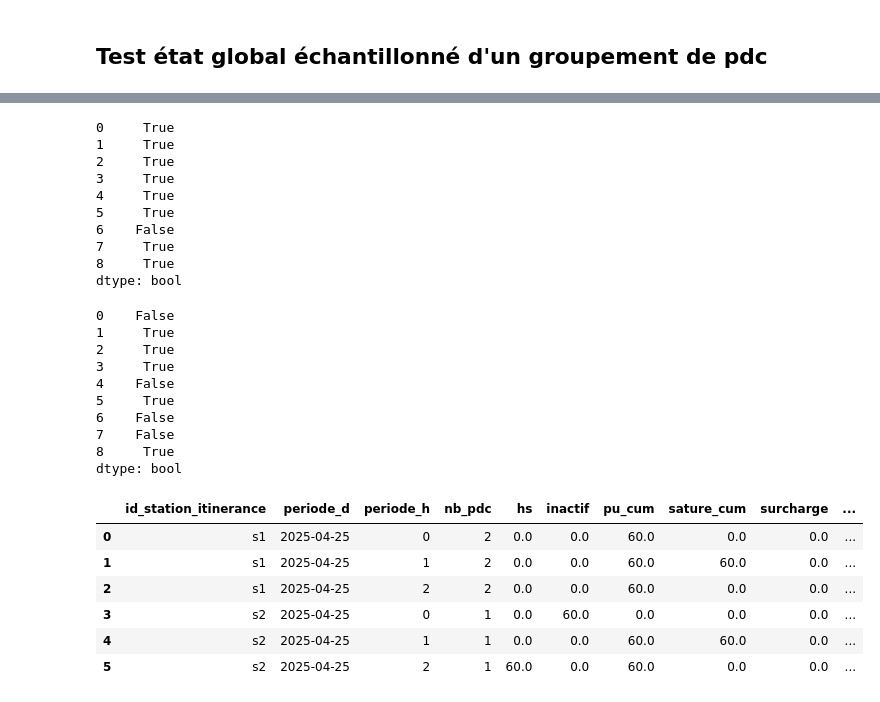
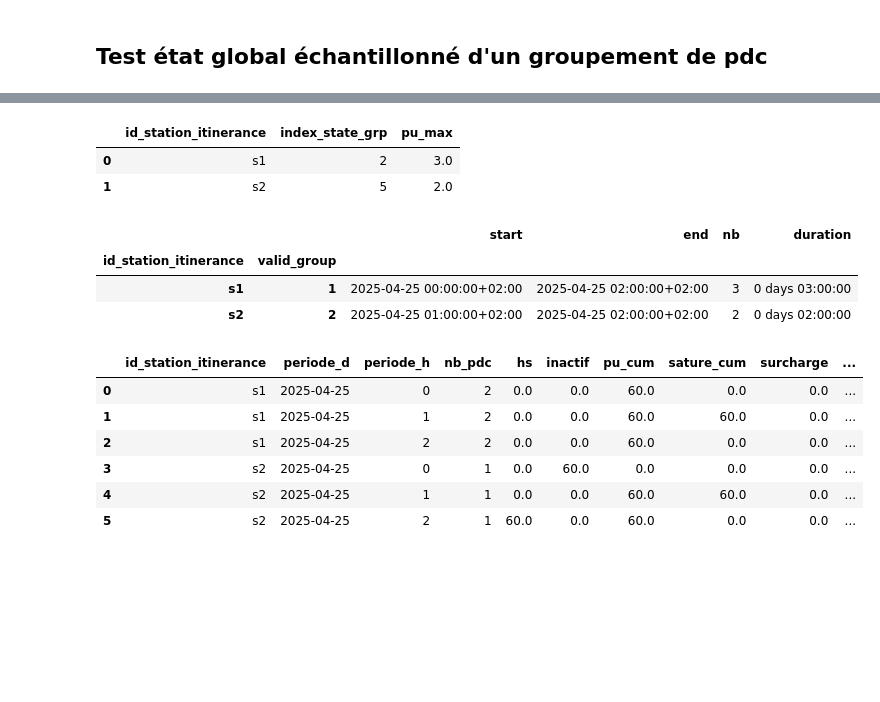
Before and after one commit to loco-labs/qualicharge-rtet, a Jupyter notebook: saturation/source/tests_saturation.ipynb, the cells around one changed output, grey strips where cells are left out. Saved outputs shown, nothing was run; the diff lists cells and outputs as text; code cells hidden in the pictures; blank space fills up the shorter version.

```diff
--- a/saturation/source/tests_saturation.ipynb
+++ b/saturation/source/tests_saturation.ipynb
@@ -186,33 +167,25 @@ res
 | 3 | s2 | 2025-04-25 00:00:00+02:00 | 0 | 0 | 1 | 0 | 1 | False | ... |
 | 4 | s2 | 2025-04-25 01:00:00+02:00 | 1 | 0 | 0 | 1 | 1 | False | ... |
 | 5 | s2 | 2025-04-25 02:00:00+02:00 | 0 | 1 | 0 | 1 | 1 | True | ... |
-# %%
-occupe_hs = pd.Series([True, True, True, False, True, False, False, True, True])
-occupe_hs | occupe_hs.shift(fill_value=False)
-# %% [output]
-0     True
-1     True
-2     True
-3     True
-4     True
-5     True
-6    False
-7     True
-8     True
-dtype: bool
-# %%
-occupe_hs.shift(fill_value=False)
-# %% [output]
-0    False
-1     True
-2     True
-3     True
-4    False
-5     True
-6    False
-7    False
-8     True
-dtype: bool
+# %%
+hourly_max_pu = hourly_maximum(res, "id_station_itinerance", "periode", "pu", 12)
+assert list(hourly_max_pu['index_state_grp']) == [2, 5]
+assert list(hourly_max_pu['pu_max']) == [3.0, 2.0]
+hourly_max_pu
+# %% [output]
+|  | id_station_itinerance | index_state_grp | pu_max |
+| 0 | s1 | 2 | 3.0 |
+| 1 | s2 | 5 | 2.0 |
+# %%
+max_duration = maxi_duration(res, "id_station_itinerance", "periode", "pu")
+assert list(max_duration['start']) == [pd.Timestamp('2025-04-25 00:00:00+02:00'), pd.Timestamp('2025-04-25 01:00:00+02:00')]
+assert list(max_duration['duration']) == [pd.Timedelta(hours=3), pd.Timedelta(hours=2)]
+max_duration
+# %% [output]
+|  |  | start | end | nb | duration |
+| id_station_itinerance | valid_group |  |  |  |  |
+| s1 | 1 | 2025-04-25 00:00:00+02:00 | 2025-04-25 02:00:00+02:00 | 3 | 0 days 03:00:00 |
+| s2 | 2 | 2025-04-25 01:00:00+02:00 | 2025-04-25 02:00:00+02:00 | 2 | 0 days 02:00:00 |
 # %%
 res_h = to_state_grp_h(res, 'id_station_itinerance', 24, 45)
 res_h
```
Also changed, not shown: parts of 9 cells of this notebook, 1 other file.
